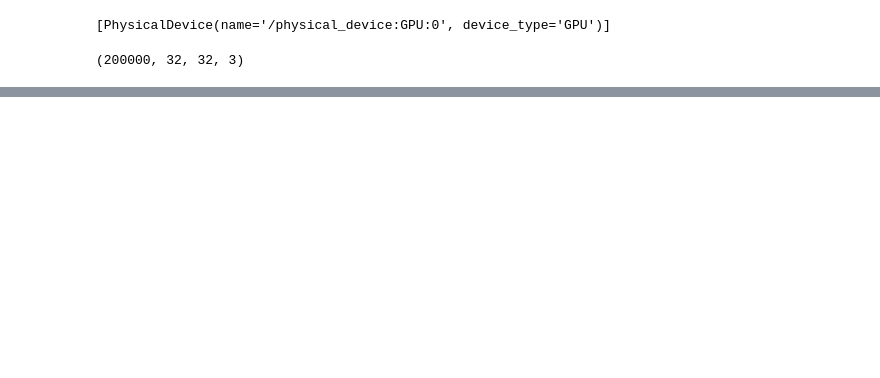
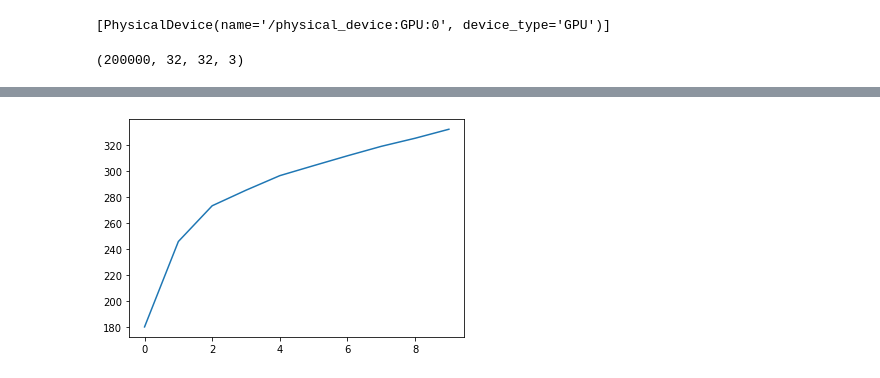
Before and after one commit to ChristopheBrown/e6998_img_compression, a Jupyter notebook: sandbox3.ipynb, the cells around one changed output, grey strips where cells are left out. Saved outputs shown, nothing was run; the diff lists cells and outputs as text; code cells hidden in the pictures; blank space fills up the shorter version.

```diff
--- a/sandbox3.ipynb
+++ b/sandbox3.ipynb
@@ -231,0 +245,4 @@ model_history
+# %%
+plot_metric(model_history, 'PSNRLoss')
+# %% [output]
+[figure, added]
```
Also changed, not shown: parts of 14 cells of this notebook.
